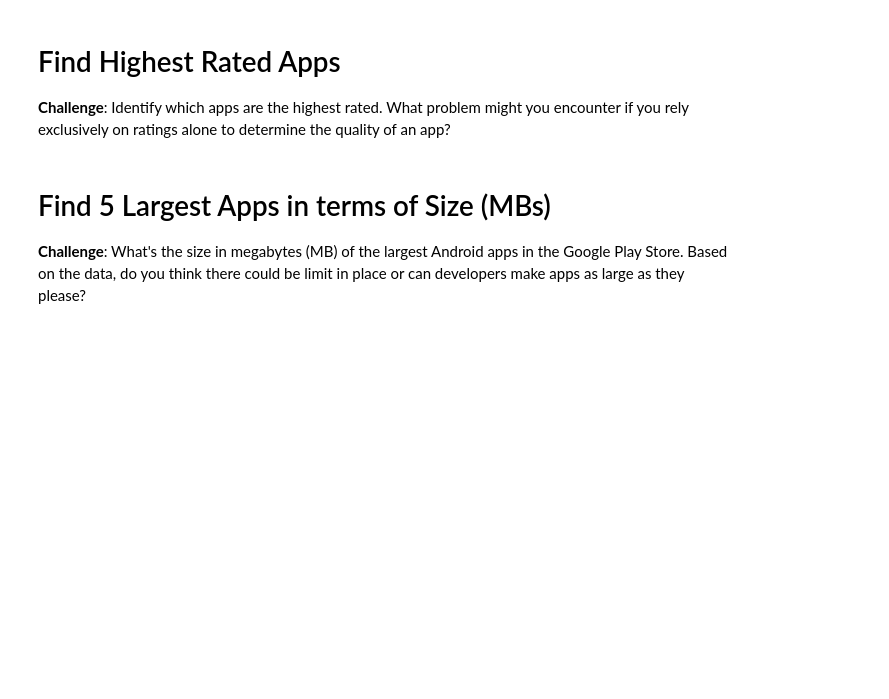
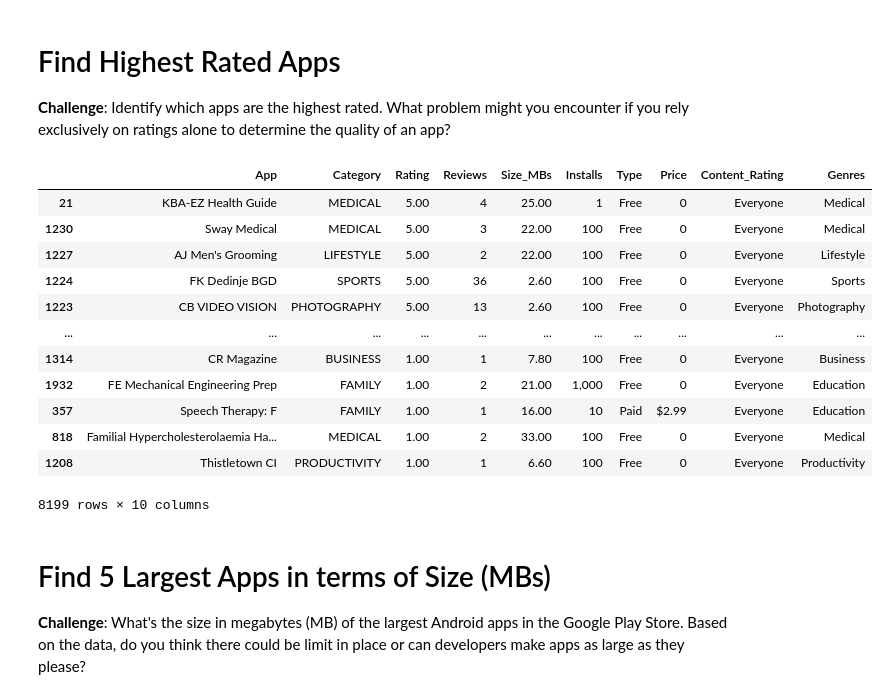
Before and after one commit to HKubinhetz/DS-AppStore, a Jupyter notebook: Google_Play_Store_App_Analytics_(start).ipynb, the cells around one changed output. Cells and saved outputs as stored; diff of their text form; code cells hidden in the pictures; blank space fills up the shorter version.

```diff
--- a/Google_Play_Store_App_Analytics_(start).ipynb
+++ b/Google_Play_Store_App_Analytics_(start).ipynb
@@ -136,6 +136,23 @@ df_apps_clean
 # Find Highest Rated Apps
 
 **Challenge**: Identify which apps are the highest rated. What problem might you encounter if you rely exclusively on ratings alone to determine the quality of an app?
+# %%
+# As the result below shows,sorting apps exclusively by rating will return some unknown apps with too little reviews.
+df_apps_clean.sort_values(by="Rating", ascending = False)
+# %% [output]
+|  | App | Category | Rating | Reviews | Size_MBs | Installs | Type | Price | Content_Rating | Genres |
+| 21 | KBA-EZ Health Guide | MEDICAL | 5.00 | 4 | 25.00 | 1 | Free | 0 | Everyone | Medical |
+| 1230 | Sway Medical | MEDICAL | 5.00 | 3 | 22.00 | 100 | Free | 0 | Everyone | Medical |
+| 1227 | AJ Men's Grooming | LIFESTYLE | 5.00 | 2 | 22.00 | 100 | Free | 0 | Everyone | Lifestyle |
+| 1224 | FK Dedinje BGD | SPORTS | 5.00 | 36 | 2.60 | 100 | Free | 0 | Everyone | Sports |
+| 1223 | CB VIDEO VISION | PHOTOGRAPHY | 5.00 | 13 | 2.60 | 100 | Free | 0 | Everyone | Photography |
+| ... | ... | ... | ... | ... | ... | ... | ... | ... | ... | ... |
+| 1314 | CR Magazine | BUSINESS | 1.00 | 1 | 7.80 | 100 | Free | 0 | Everyone | Business |
+| 1932 | FE Mechanical Engineering Prep | FAMILY | 1.00 | 2 | 21.00 | 1,000 | Free | 0 | Everyone | Education |
+| 357 | Speech Therapy: F | FAMILY | 1.00 | 1 | 16.00 | 10 | Paid | $2.99 | Everyone | Education |
+| 818 | Familial Hypercholesterolaemia Ha... | MEDICAL | 1.00 | 2 | 33.00 | 100 | Free | 0 | Everyone | Medical |
+| 1208 | Thistletown CI | PRODUCTIVITY | 1.00 | 1 | 6.60 | 100 | Free | 0 | Everyone | Productivity |
+8199 rows × 10 columns
 # %% [markdown]
 # Find 5 Largest Apps in terms of Size (MBs)
 
```
Also changed, not shown: parts of 1 cell of this notebook.
